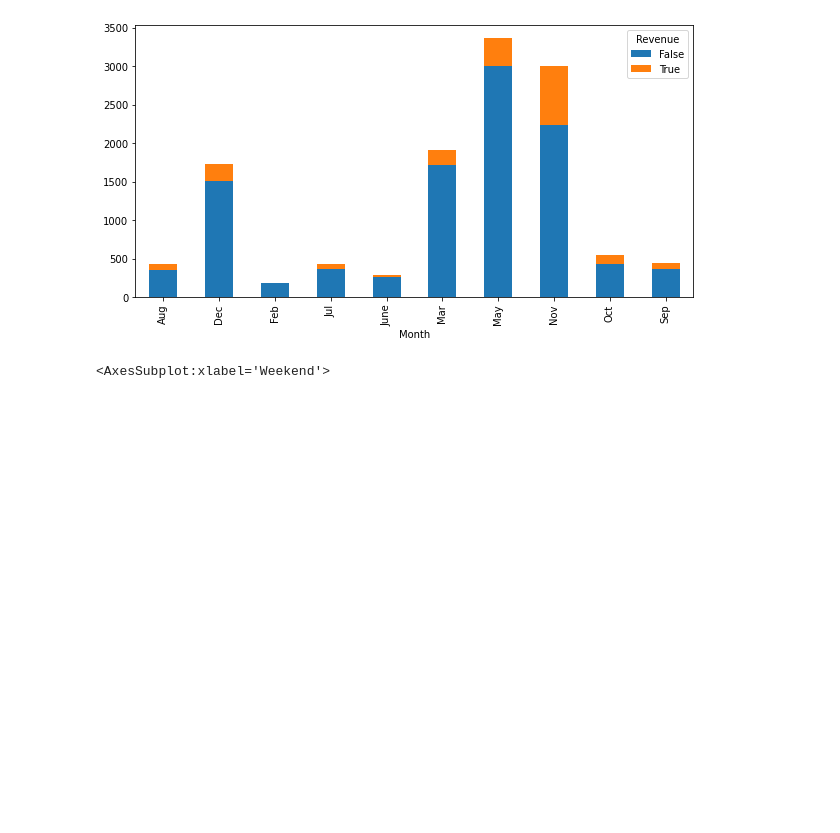
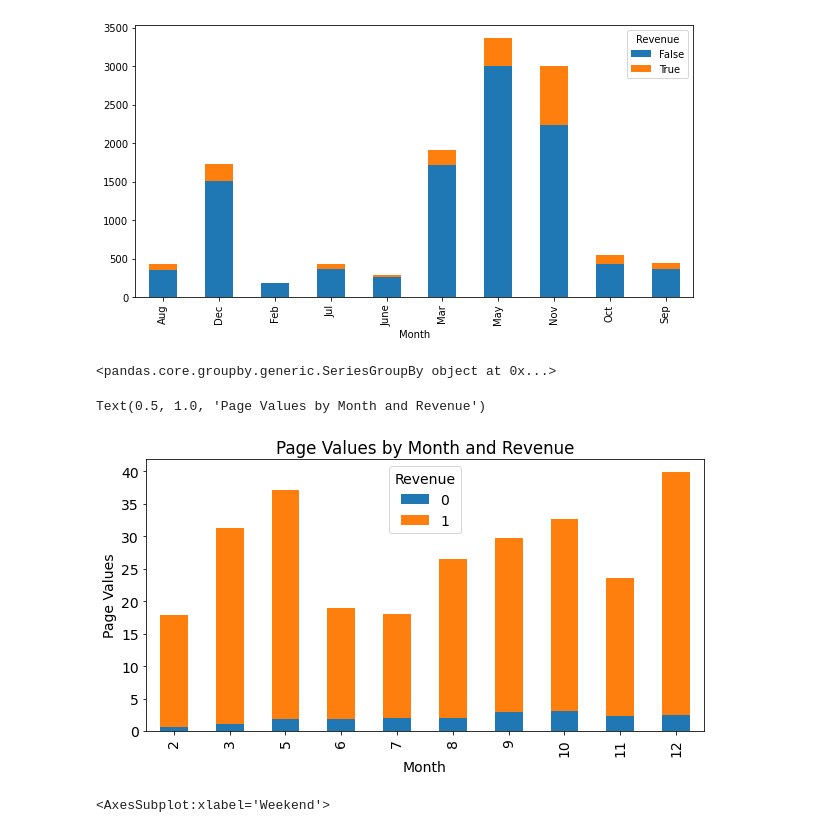
Before and after one commit to Kaustuv-Karki/Data-mining, a Jupyter notebook: KNN/knn-online-shop.ipynb, the cells around one changed output. Saved outputs shown, nothing was run; the diff lists cells and outputs as text; code cells hidden in the pictures; blank space fills up the shorter version.

```diff
--- a/KNN/knn-online-shop.ipynb
+++ b/KNN/knn-online-shop.ipynb
@@ -123,6 +128,25 @@ data.groupby('Month')['Revenue'].value_counts().unstack('Revenue').plot(kind='ba
 # %% [output]
 <AxesSubplot:xlabel='Month'>
 [figure]
+# %%
+data.groupby('Month')['PageValues']
+# %% [output]
+<pandas.core.groupby.generic.SeriesGroupBy object at 0x...>
+# %%
+grouped_data = data.groupby(['Month', 'Revenue'])['PageValues'].mean().reset_index()
+
+# Pivot the data to have Revenue as columns and Month as index
+pivot_data = grouped_data.pivot(index='Month', columns='Revenue', values='PageValues')
+
+# Plot the data
+fig, ax = plt.subplots(figsize=(10, 5))
+pivot_data.plot(kind='bar', stacked=True, ax=ax)
+ax.set_xlabel('Month')
+ax.set_ylabel('Page Values')
+ax.set_title('Page Values by Month and Revenue')
+# %% [output]
+Text(0.5, 1.0, 'Page Values by Month and Revenue')
+[figure, added]
 # %%
 data.groupby('Weekend')['Revenue'].value_counts().unstack('Revenue').plot(kind='bar', stacked=True, figsize=(7, 7))
 # %% [output]
```
Also changed, not shown: parts of 39 cells of this notebook.
